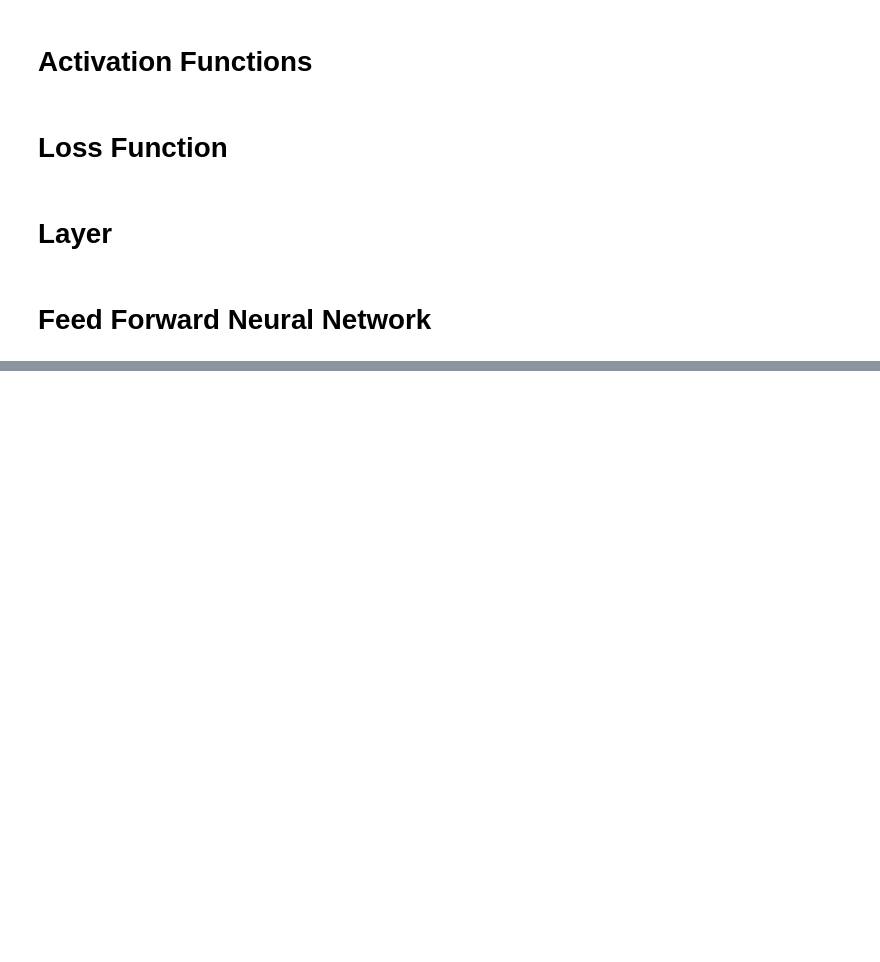
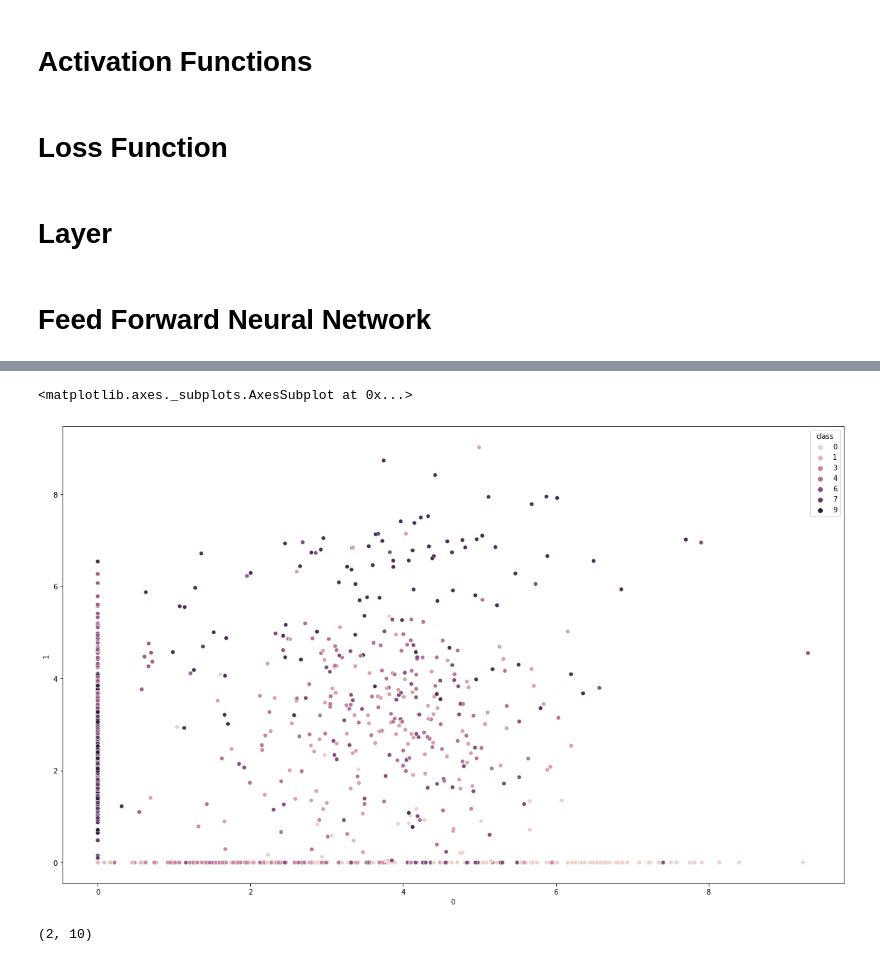
Before and after one commit to codamin/COVID19-Detection-From-XRay-Images, a Jupyter notebook: AI_CA5_TODO.ipynb, the cells around one changed output, grey strips where cells are left out. Saved outputs shown, nothing was run; the diff lists cells and outputs as text; code cells hidden in the pictures; blank space fills up the shorter version.

```diff
--- a/AI_CA5_TODO.ipynb
+++ b/AI_CA5_TODO.ipynb
@@ -521,0 +541,2 @@ np.multiply(y_true, np.log(sm(y_pred))) / len(y_true)
+# %%
+network = FitModel(n_neurons=[2,10])
@@ -521,0 +555,20 @@ np.multiply(y_true, np.log(sm(y_pred))) / len(y_true)
+# %%
+lines, X_train_2D = network.transform(X_train)
+lines, X_test_2D = network.transform(X_test)
+X_train_2D
+# %%
+X_train_2D_df = pd.DataFrame(X_train_2D)
+X_test_2D_df = pd.DataFrame(X_test_2D)
+# %%
+X_train_2D_df['class'] = pd.DataFrame(y_train)
+X_test_2D_df['class'] = pd.DataFrame(y_test)
+# %%
+plt.figure(figsize=(20,12))
+sns.scatterplot(data=X_test_2D_df[:1000], x=0, y=1, hue="class")
+# %% [output]
+<matplotlib.axes._subplots.AxesSubplot at 0x...>
+[figure, added]
+# %%
+lines.shape
+# %% [output]
+(2, 10)
```
Also changed, not shown: parts of 33 cells of this notebook.
